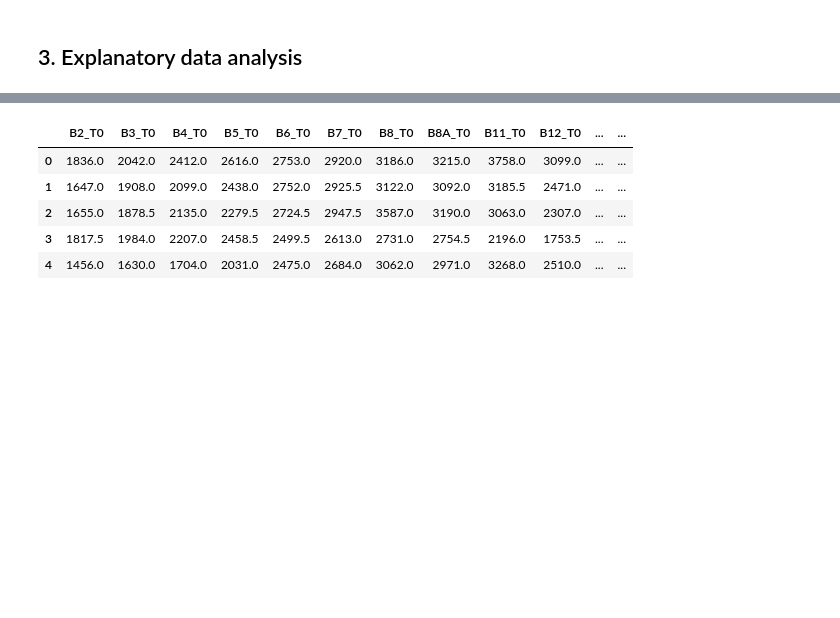
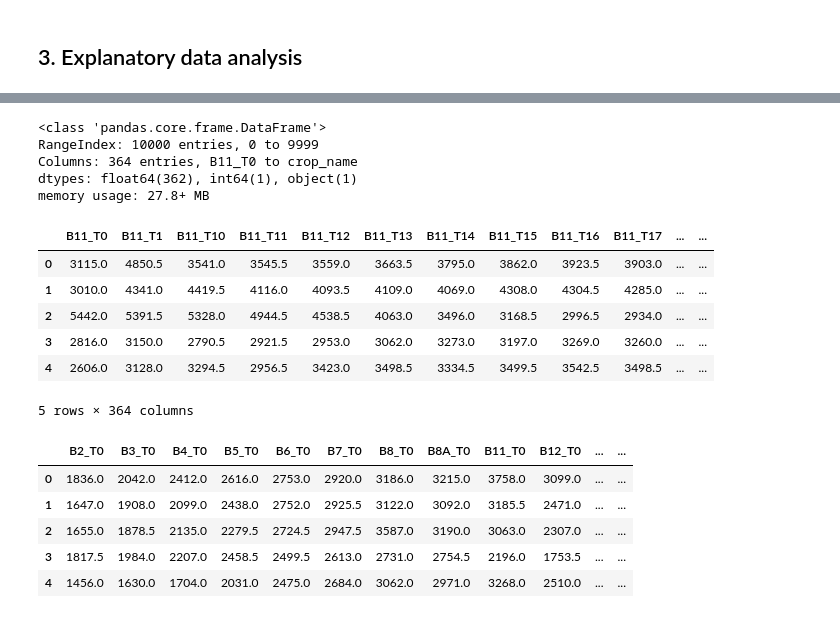
Before and after one commit to Zayazemirline/projectReseauDeNeurones-ML-, a Jupyter notebook: MCTNet.ipynb, the cells around one changed output, grey strips where cells are left out. Drawn from its saved outputs; the diff is of its cells as text; code cells hidden in the pictures; blank space fills up the shorter version.

```diff
--- a/MCTNet.ipynb
+++ b/MCTNet.ipynb
@@ -32,6 +33,23 @@ memory usage: 25.6 MB
 | 3 | 2196.0 | 3534.0 | 5513.5 | 3020.0 | 3690.5 | 5059.0 | 6081.5 | 0.0 | 5417.0 | 1875.0 | ... | ... |
 | 4 | 3268.0 | 3586.0 | 4803.0 | 3734.5 | 0.0 | 0.0 | 4277.0 | 0.0 | 5297.0 | 6177.5 | ... | ... |
 5 rows × 364 columns
+# %%
+
+df_c.info()
+df_c.head()
+# %% [output]
+<class 'pandas.core.frame.DataFrame'>
+RangeIndex: 10000 entries, 0 to 9999
+Columns: 364 entries, B11_T0 to crop_name
+dtypes: float64(362), int64(1), object(1)
+memory usage: 27.8+ MB
+|  | B11_T0 | B11_T1 | B11_T10 | B11_T11 | B11_T12 | B11_T13 | B11_T14 | B11_T15 | B11_T16 | B11_T17 | ... | ... |
+| 0 | 3115.0 | 4850.5 | 3541.0 | 3545.5 | 3559.0 | 3663.5 | 3795.0 | 3862.0 | 3923.5 | 3903.0 | ... | ... |
+| 1 | 3010.0 | 4341.0 | 4419.5 | 4116.0 | 4093.5 | 4109.0 | 4069.0 | 4308.0 | 4304.5 | 4285.0 | ... | ... |
+| 2 | 5442.0 | 5391.5 | 5328.0 | 4944.5 | 4538.5 | 4063.0 | 3496.0 | 3168.5 | 2996.5 | 2934.0 | ... | ... |
+| 3 | 2816.0 | 3150.0 | 2790.5 | 2921.5 | 2953.0 | 3062.0 | 3273.0 | 3197.0 | 3269.0 | 3260.0 | ... | ... |
+| 4 | 2606.0 | 3128.0 | 3294.5 | 2956.5 | 3423.0 | 3498.5 | 3334.5 | 3499.5 | 3542.5 | 3498.5 | ... | ... |
+5 rows × 364 columns
 # %%
 #ordonner les colonnes
 nouvel_ordre = [
```
Also changed, not shown: parts of 31 cells of this notebook, 1 other file.
